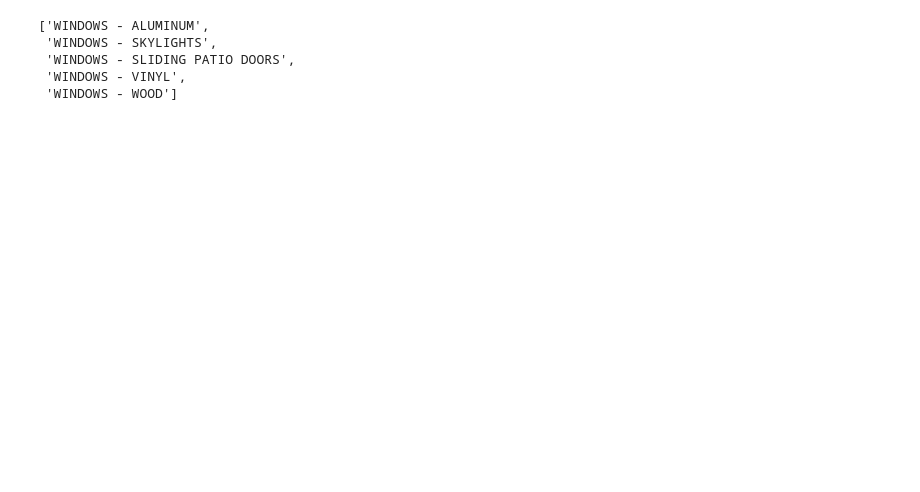
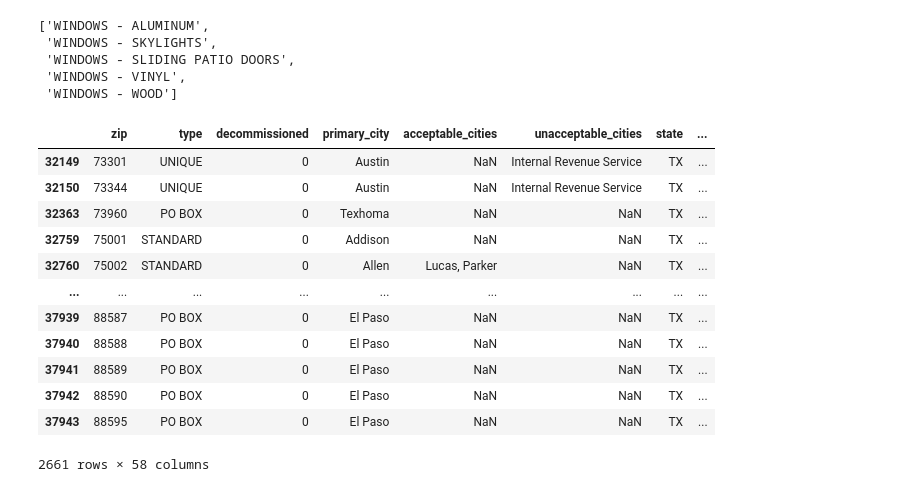
Before and after one commit to ssuchek/Travelers, a Jupyter notebook: investigation.ipynb, the cells around one changed output. Cells and saved outputs as stored; diff of their text form; code cells hidden in the pictures; blank space fills up the shorter version.

```diff
--- a/investigation.ipynb
+++ b/investigation.ipynb
@@ -199,3 +731,22 @@ save_data_to_csv(data, csv_file, index=False)
  'WINDOWS - SLIDING PATIO DOORS',
  'WINDOWS - VINYL',
  'WINDOWS - WOOD']
+# %%
+import pandas as pd
+
+data = pd.read_csv("~/Downloads/zip_code_database_enterprise.csv")
+data[data["state"] == "TX"]
+# %% [output]
+|  | zip | type | decommissioned | primary_city | acceptable_cities | unacceptable_cities | state | ... |
+| 32149 | 73301 | UNIQUE | 0 | Austin | NaN | Internal Revenue Service | TX | ... |
+| 32150 | 73344 | UNIQUE | 0 | Austin | NaN | Internal Revenue Service | TX | ... |
+| 32363 | 73960 | PO BOX | 0 | Texhoma | NaN | NaN | TX | ... |
+| 32759 | 75001 | STANDARD | 0 | Addison | NaN | NaN | TX | ... |
+| 32760 | 75002 | STANDARD | 0 | Allen | Lucas, Parker | NaN | TX | ... |
+| ... | ... | ... | ... | ... | ... | ... | ... | ... |
+| 37939 | 88587 | PO BOX | 0 | El Paso | NaN | NaN | TX | ... |
+| 37940 | 88588 | PO BOX | 0 | El Paso | NaN | NaN | TX | ... |
+| 37941 | 88589 | PO BOX | 0 | El Paso | NaN | NaN | TX | ... |
+| 37942 | 88590 | PO BOX | 0 | El Paso | NaN | NaN | TX | ... |
+| 37943 | 88595 | PO BOX | 0 | El Paso | NaN | NaN | TX | ... |
+2661 rows × 58 columns
```
Also changed, not shown: parts of 32 cells of this notebook, 13 other files.
